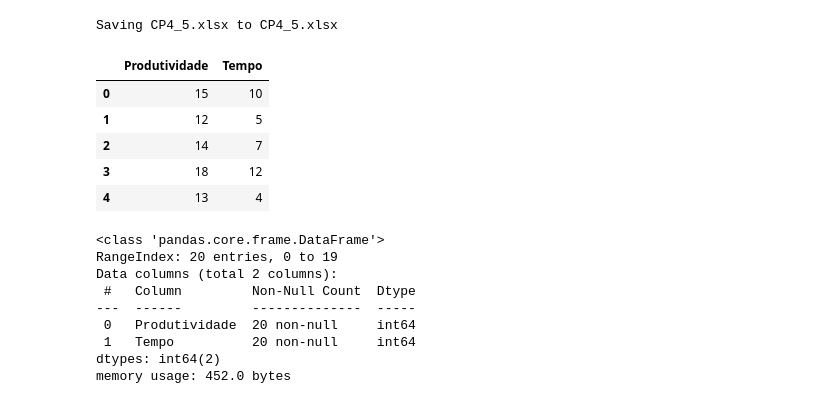
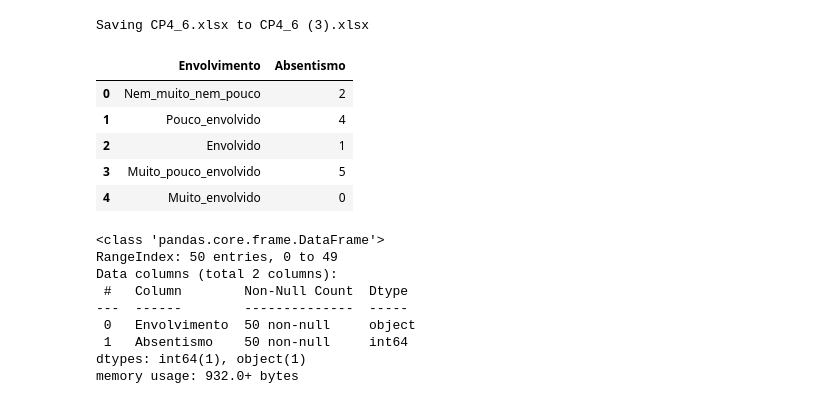
Before and after one commit to RuiRodrigues-lab/DataScienceFE, a Jupyter notebook: CP4_6.ipynb, the cells around one changed output. Drawn from its saved outputs; the diff is of its cells as text; code cells hidden in the pictures.

```diff
--- a/CP4_6.ipynb
+++ b/CP4_6.ipynb
@@ -3,42 +3,42 @@
 # %%
 import pandas as pd
 from pandas.api.types import CategoricalDtype
 import numpy as np
 import matplotlib.pyplot as plt
 import seaborn as sns
 from sklearn.linear_model import LinearRegression
 #Precisamos desta biblioteca para podermos escolher um ficheiro local
 #Se o ficheiro vier por API ou tivermos um link, é so alterar a forma de import
 from google.colab import files
 
 # 1️⃣ Faz upload do ficheiro (vai abrir uma janela para escolher no teu PC)
 uploaded = files.upload()
 
 # 2️⃣ Guarda o nome do ficheiro (Colab mostra o nome depois do upload)
 filename = list(uploaded.keys())[0]
 
 # 3️⃣ Lê o Excel, por default lê sempre a primeira tab, por isso podemos usar o "sheet_name"
 # Se tivermos dados em varias tabs, devemos usar uma Dataframe(df) para cada uma das tabs
-df = pd.read_excel(filename, sheet_name='Exerc5')
+df = pd.read_excel(filename, sheet_name='Exerc6')
 df.head()
 # %% [output]
 [interactive output not drawn]
-Saving CP4_5.xlsx to CP4_5.xlsx
+Saving CP4_6.xlsx to CP4_6 (3).xlsx
-|  | Produtividade | Tempo |
-| 0 | 15 | 10 |
-| 1 | 12 | 5 |
-| 2 | 14 | 7 |
-| 3 | 18 | 12 |
-| 4 | 13 | 4 |
+|  | Envolvimento | Absentismo |
+| 0 | Nem_muito_nem_pouco | 2 |
+| 1 | Pouco_envolvido | 4 |
+| 2 | Envolvido | 1 |
+| 3 | Muito_pouco_envolvido | 5 |
+| 4 | Muito_envolvido | 0 |
 # %%
 df.info()
 # %% [output]
 <class 'pandas.core.frame.DataFrame'>
-RangeIndex: 20 entries, 0 to 19
+RangeIndex: 50 entries, 0 to 49
 Data columns (total 2 columns):
- #   Column         Non-Null Count  Dtype
----  ------         --------------  -----
- 0   Produtividade  20 non-null     int64
- 1   Tempo          20 non-null     int64
-dtypes: int64(2)
-memory usage: 452.0 bytes
+ #   Column        Non-Null Count  Dtype
+---  ------        --------------  -----
+ 0   Envolvimento  50 non-null     object
+ 1   Absentismo    50 non-null     int64
+dtypes: int64(1), object(1)
+memory usage: 932.0+ bytes
```
Also changed, not shown: parts of 2 cells of this notebook.
